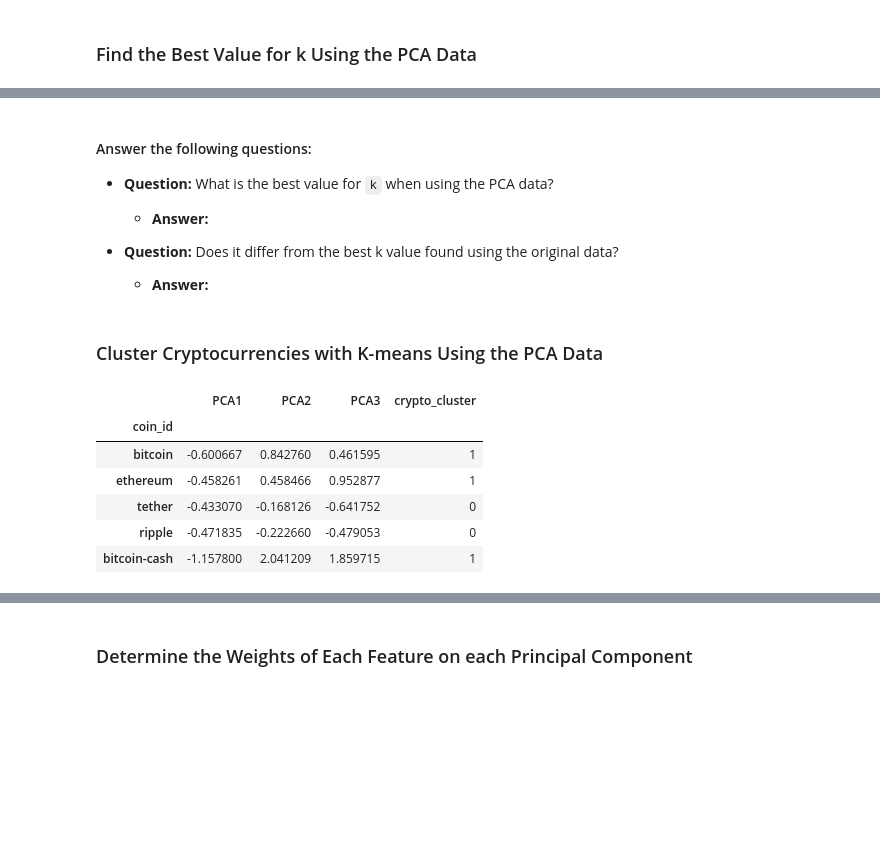
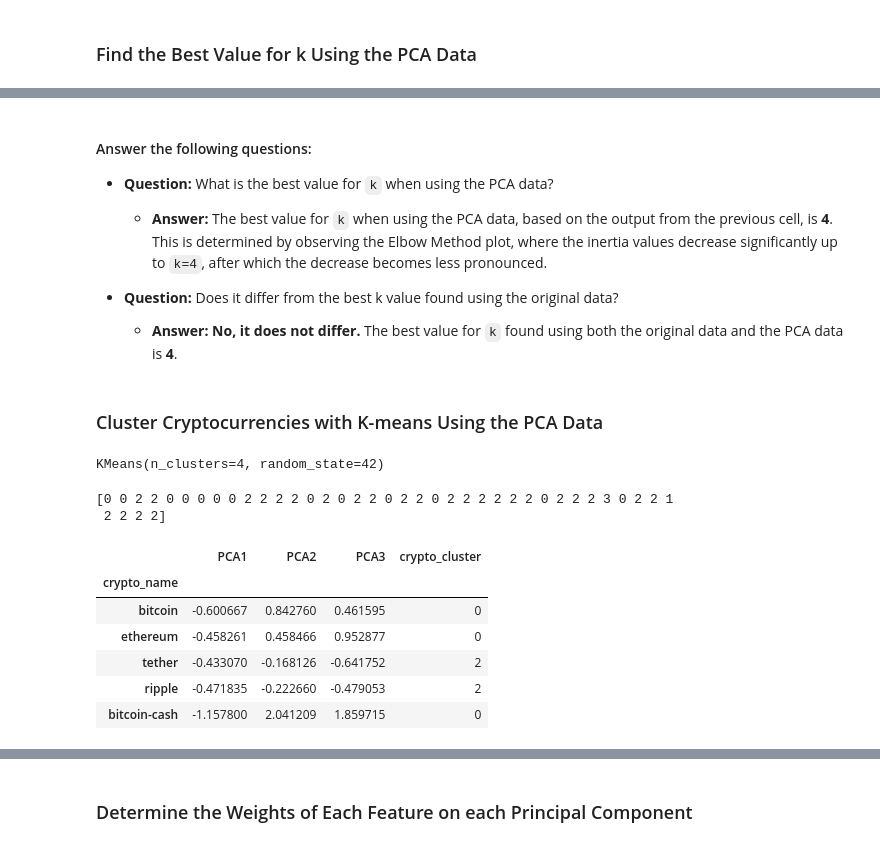
Before and after one commit to Cyberwolf7583/CryptoClustering, a Jupyter notebook: Starter_Code/Crypto_Clustering.ipynb, the cells around one changed output, grey strips where cells are left out. Saved outputs shown, nothing was run; the diff lists cells and outputs as text; code cells hidden in the pictures; blank space fills up the shorter version.

```diff
--- a/Starter_Code/Crypto_Clustering.ipynb
+++ b/Starter_Code/Crypto_Clustering.ipynb
@@ -191,26 +243,33 @@ array([0.3719856 , 0.34700813, 0.17603793])
 ### Find the Best Value for k Using the PCA Data
 # %%
 # Create a list with the number of k-values to try
-# Use a range from 1 to 11
-
+k_values = list(range(1, 12))
 
 # Create an empty list to store the inertia values
-
+inertia_values = []
 
 # Create a for loop to compute the inertia with each possible value of k
-# Inside the loop:
-# 1. Create a KMeans model using the loop counter for the n_clusters
-# 2. Fit the model to the data using PCA DataFrame.
-# 3. Append the model.inertia_ to the inertia list
+for k in k_values:
+    # 1. Create a KMeans model using the loop counter for the n_clusters
+    kmeans = KMeans(n_clusters=k, random_state=42)
 
+    # 2. Fit the model to the data using PCA DataFrame
+    kmeans.fit(pca_df)
+
+    # 3. Append the model.inertia_ to the inertia list
+    inertia_values.append(kmeans.inertia_)
 
 # Create a dictionary with the data to plot the Elbow curve
-
+elbow_data = {
+    'k': k_values,
+    'inertia': inertia_values
+}
 
 # Create a DataFrame with the data to plot the Elbow curve
-
+elbow_df = pd.DataFrame(elbow_data)
 
 # Display the DataFrame
+elbow_df.head()
 # %% [output]
 |  | k | inertia |
 | 0 | 1 | 256.874086 |
@@ -230,38 +295,49 @@ array([0.3719856 , 0.34700813, 0.17603793])
 #### Answer the following questions:
 * **Question:** What is the best value for `k` when using the PCA data?
 
-  * **Answer:**
+  * **Answer:** The best value for `k` when using the PCA data, based on the output from the previous cell, is **4**. This is determined by observing the Elbow Method plot, where the inertia values decrease significantly up to `k=4`, after which the decrease becomes less pronounced.
 
 
 * **Question:** Does it differ from the best k value found using the original data?
 
   * **Answer:**
+**No, it does not differ.** The best value for `k` found using both the original data and the PCA data is **4**.
 # %% [markdown]
 ### Cluster Cryptocurrencies with K-means Using the PCA Data
 # %%
 # Initialize the K-Means model using the best value for k
+k = 4  # Best value for k determined from the Elbow method
+kmeans = KMeans(n_clusters=k, random_state=42)
 # %%
 # Fit the K-Means model using the PCA data
+kmeans.fit(pca_df)
+# %% [output]
+KMeans(n_clusters=4, random_state=42)
 # %%
 # Predict the clusters to group the cryptocurrencies using the PCA data
-
+predicted_clusters_pca = kmeans.predict(pca_df)
 
 # Print the resulting array of cluster values.
+print(predicted_clusters_pca)
+# %% [output]
+[0 0 2 2 0 0 0 0 0 2 2 2 2 0 2 0 2 2 0 2 2 0 2 2 2 2 2 2 0 2 2 2 3 0 2 2 1
+ 2 2 2 2]
 # %%
 # Create a copy of the DataFrame with the PCA data
-
+df_pca_copy = pca_df.copy()
 
 # Add a new column to the DataFrame with the predicted clusters
-
+df_pca_copy['crypto_cluster'] = predicted_clusters_pca
 
 # Display sample data
+df_pca_copy.head()
 # %% [output]
 |  | PCA1 | PCA2 | PCA3 | crypto_cluster |
-| coin_id |  |  |  |  |
-| bitcoin | -0.600667 | 0.842760 | 0.461595 | 1 |
-| ethereum | -0.458261 | 0.458466 | 0.952877 | 1 |
-| tether | -0.433070 | -0.168126 | -0.641752 | 0 |
-| ripple | -0.471835 | -0.222660 | -0.479053 | 0 |
-| bitcoin-cash | -1.157800 | 2.041209 | 1.859715 | 1 |
+| crypto_name |  |  |  |  |
+| bitcoin | -0.600667 | 0.842760 | 0.461595 | 0 |
+| ethereum | -0.458261 | 0.458466 | 0.952877 | 0 |
+| tether | -0.433070 | -0.168126 | -0.641752 | 2 |
+| ripple | -0.471835 | -0.222660 | -0.479053 | 2 |
+| bitcoin-cash | -1.157800 | 2.041209 | 1.859715 | 0 |
 # %%
 # Create a scatter plot using hvPlot by setting `x="PCA1"` and `y="PCA2"`.
```
Also changed, not shown: parts of 22 cells of this notebook, 1 other file.
